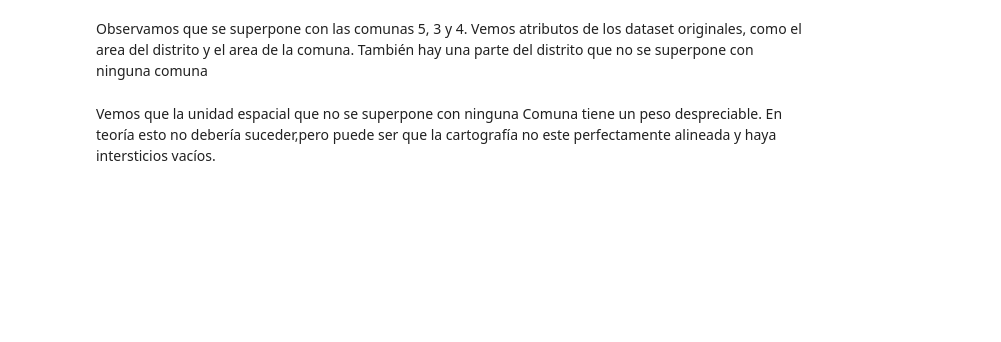
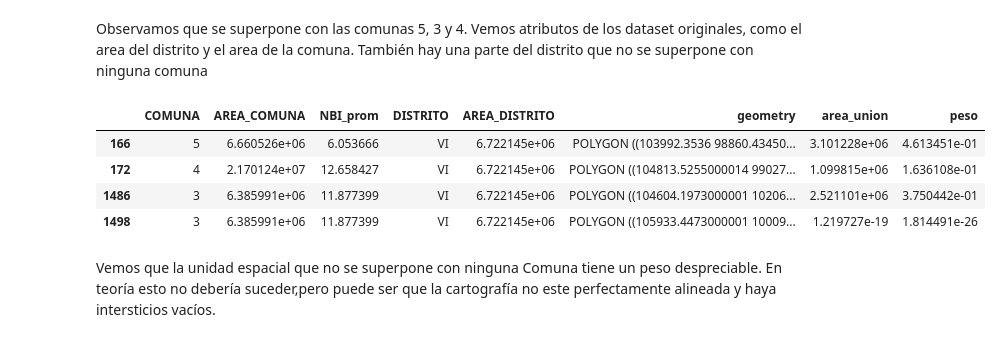
Before and after one commit to alephcero/analisis_espacial_python, a Jupyter notebook: clase_4/lab04_unidades_espaciales.ipynb, the cells around one changed output. Saved outputs shown, nothing was run; the diff lists cells and outputs as text; code cells hidden in the pictures; blank space fills up the shorter version.

```diff
--- a/clase_4/lab04_unidades_espaciales.ipynb
+++ b/clase_4/lab04_unidades_espaciales.ipynb
@@ -106,8 +208,14 @@ Observamos que se superpone con las comunas 5, 3 y 4. Vemos atributos de los dat
 # %%
 #obtenemos los pesos o ponderadores como la proporción del area de las nuevas unidades espaciales
 #en realción al area de la unidad de interés, es decir los distritos
-distrito6['peso'] = round(distrito6.area_union/distrito6.AREA_DISTRITO,2)
+distrito6['peso'] = distrito6.area_union/distrito6.AREA_DISTRITO
 distrito6.head()
+# %% [output]
+|  | COMUNA | AREA_COMUNA | NBI_prom | DISTRITO | AREA_DISTRITO | geometry | area_union | peso |
+| 166 | 5 | 6.660526e+06 | 6.053666 | VI | 6.722145e+06 | POLYGON ((103992.3536 98860.43450... | 3.101228e+06 | 4.613451e-01 |
+| 172 | 4 | 2.170124e+07 | 12.658427 | VI | 6.722145e+06 | POLYGON ((104813.5255000014 99027... | 1.099815e+06 | 1.636108e-01 |
+| 1486 | 3 | 6.385991e+06 | 11.877399 | VI | 6.722145e+06 | POLYGON ((104604.1973000001 10206... | 2.521101e+06 | 3.750442e-01 |
+| 1498 | 3 | 6.385991e+06 | 11.877399 | VI | 6.722145e+06 | POLYGON ((105933.4473000001 10009... | 1.219727e-19 | 1.814491e-26 |
 # %% [markdown]
 Vemos que la unidad espacial que no se superpone con ninguna Comuna tiene un peso despreciable. En teoría esto no debería suceder,pero puede ser que la cartografía no este perfectamente alineada y haya intersticios vacíos.
 # %%
```
Also changed, not shown: parts of 28 cells of this notebook, 1 other file.
